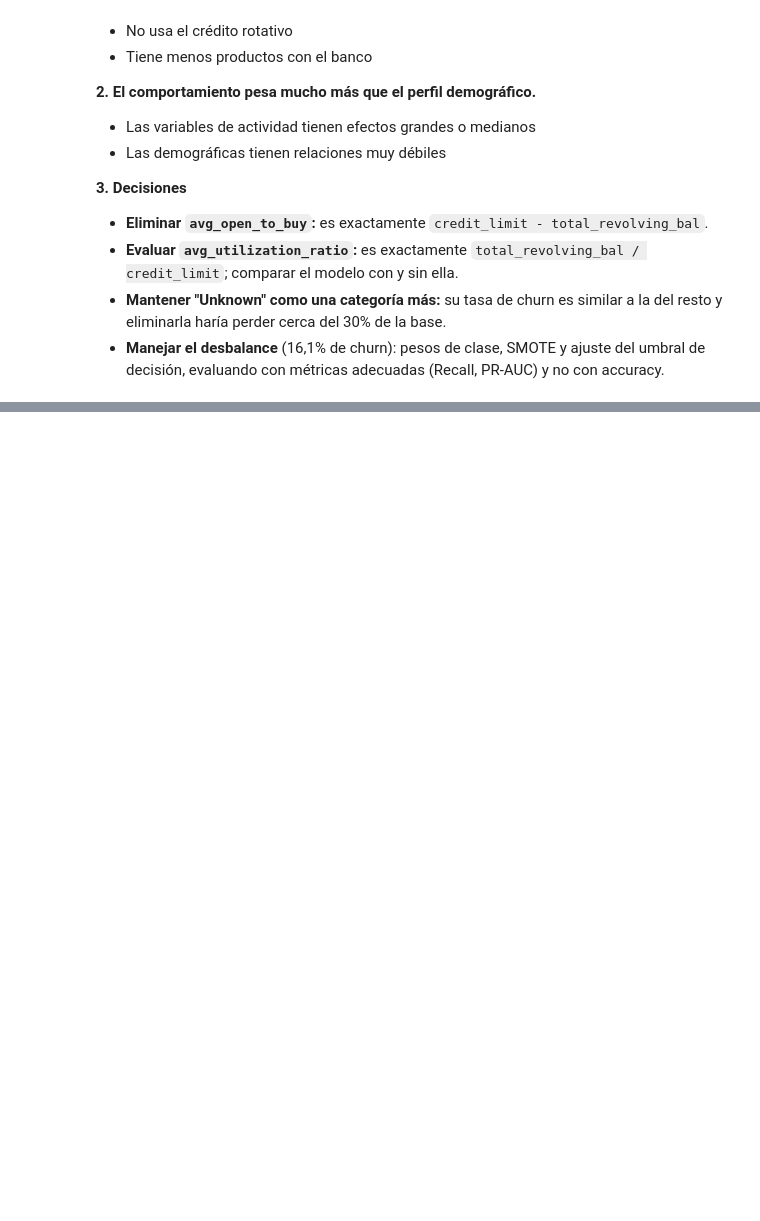
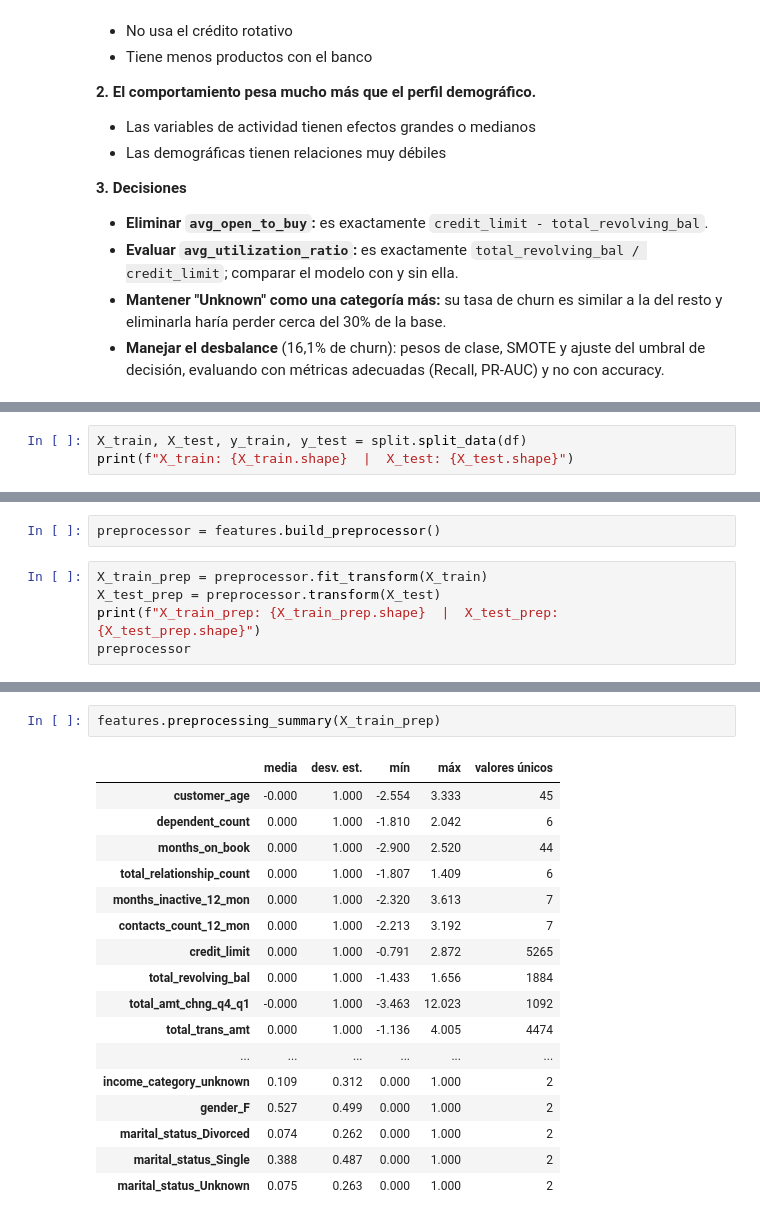
Before and after one commit to crissebasbol/bank_churn_prediction, a Jupyter notebook: notebooks/churn_analysis.ipynb, the cells around one changed output, grey strips where cells are left out. Drawn from its saved outputs; the diff is of its cells as text; blank space fills up the shorter version.

```diff
--- a/notebooks/churn_analysis.ipynb
+++ b/notebooks/churn_analysis.ipynb
@@ -459,0 +470,3 @@ Comparado con el que se queda, el cliente que hace churn:
+# %%
+X_train, X_test, y_train, y_test = split.split_data(df)
+print(f"X_train: {X_train.shape}  |  X_test: {X_test.shape}")
@@ -459,0 +542,7 @@ Comparado con el que se queda, el cliente que hace churn:
+# %%
+preprocessor = features.build_preprocessor()
+# %%
+X_train_prep = preprocessor.fit_transform(X_train)
+X_test_prep = preprocessor.transform(X_test)
+print(f"X_train_prep: {X_train_prep.shape}  |  X_test_prep: {X_test_prep.shape}")
+preprocessor
@@ -459,0 +578,20 @@ Comparado con el que se queda, el cliente que hace churn:
+# %%
+features.preprocessing_summary(X_train_prep)
+# %% [output]
+|  | media | desv. est. | mín | máx | valores únicos |
+| customer_age | -0.000 | 1.000 | -2.554 | 3.333 | 45 |
+| dependent_count | 0.000 | 1.000 | -1.810 | 2.042 | 6 |
+| months_on_book | 0.000 | 1.000 | -2.900 | 2.520 | 44 |
+| total_relationship_count | 0.000 | 1.000 | -1.807 | 1.409 | 6 |
+| months_inactive_12_mon | 0.000 | 1.000 | -2.320 | 3.613 | 7 |
+| contacts_count_12_mon | 0.000 | 1.000 | -2.213 | 3.192 | 7 |
+| credit_limit | 0.000 | 1.000 | -0.791 | 2.872 | 5265 |
+| total_revolving_bal | 0.000 | 1.000 | -1.433 | 1.656 | 1884 |
+| total_amt_chng_q4_q1 | -0.000 | 1.000 | -3.463 | 12.023 | 1092 |
+| total_trans_amt | 0.000 | 1.000 | -1.136 | 4.005 | 4474 |
+| ... | ... | ... | ... | ... | ... |
+| income_category_unknown | 0.109 | 0.312 | 0.000 | 1.000 | 2 |
+| gender_F | 0.527 | 0.499 | 0.000 | 1.000 | 2 |
+| marital_status_Divorced | 0.074 | 0.262 | 0.000 | 1.000 | 2 |
+| marital_status_Single | 0.388 | 0.487 | 0.000 | 1.000 | 2 |
+| marital_status_Unknown | 0.075 | 0.263 | 0.000 | 1.000 | 2 |
```
Also changed, not shown: parts of 26 cells of this notebook, 8 other files.
